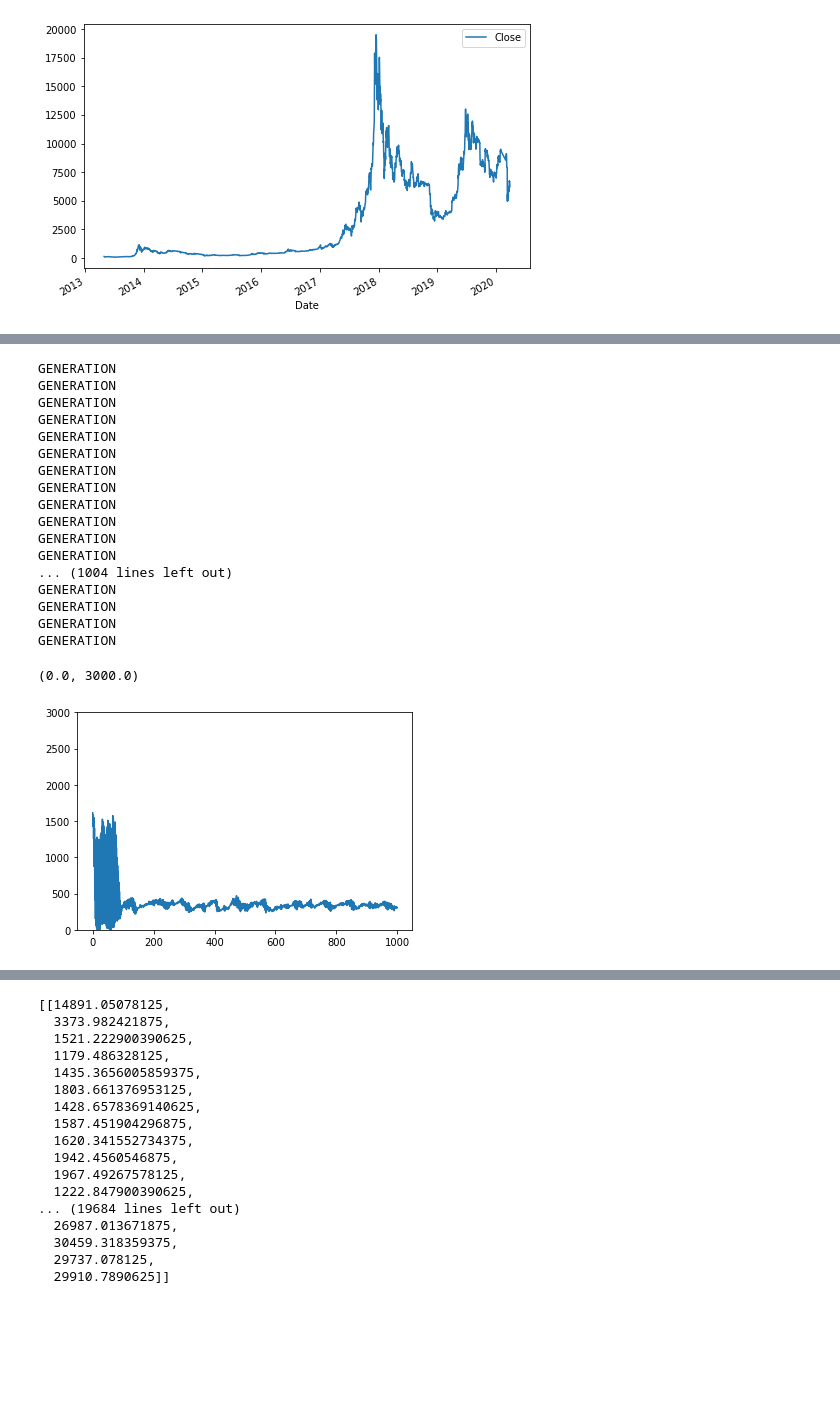
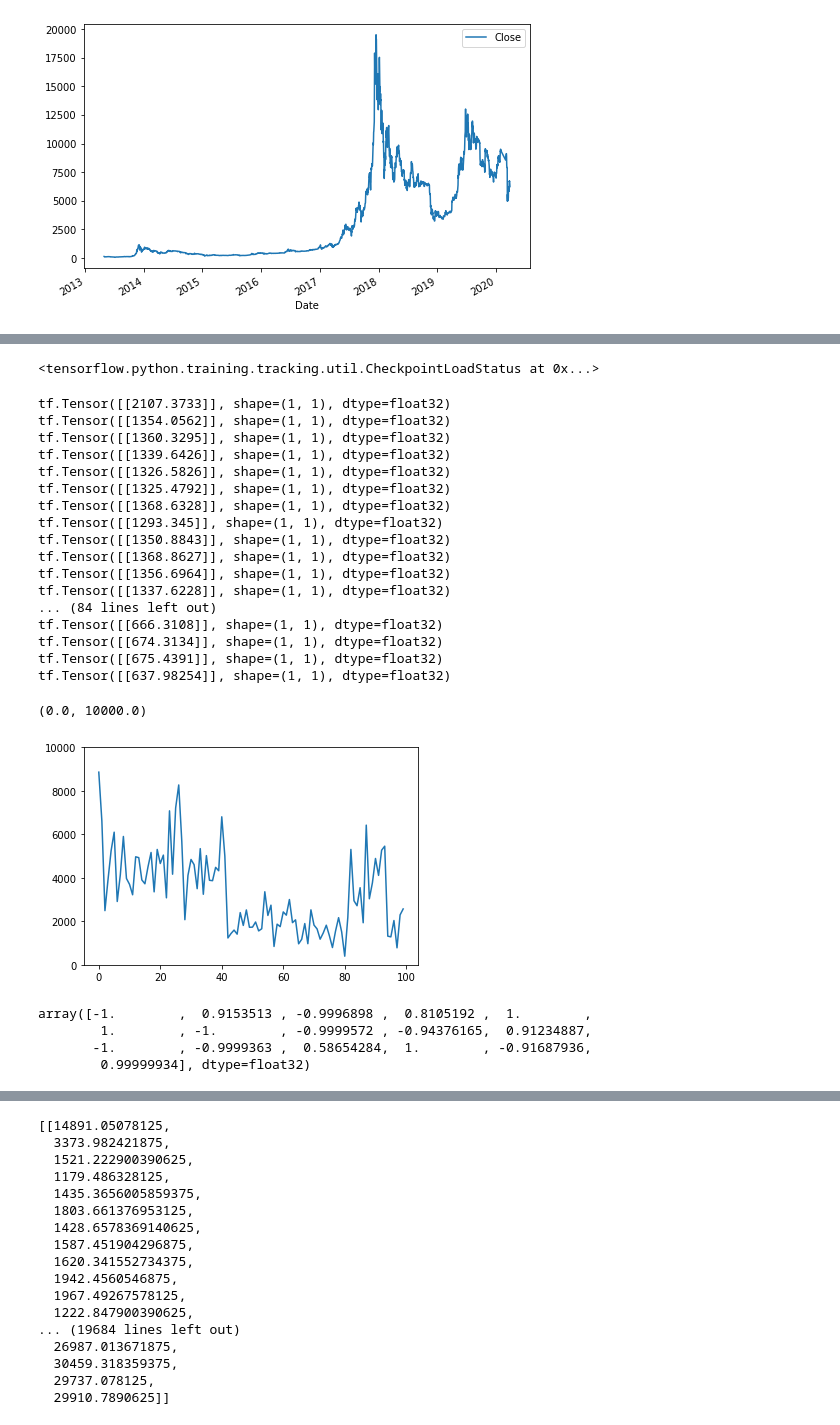
Before and after one commit to jlee118/VAECJ, a Jupyter notebook: VRNNGAN_Bitcoin.ipynb, the cells around one changed output, grey strips where cells are left out. Drawn from its saved outputs; the diff is of its cells as text; code cells hidden in the pictures; blank space fills up the shorter version.

```diff
--- a/VRNNGAN_Bitcoin.ipynb
+++ b/VRNNGAN_Bitcoin.ipynb
@@ -76,28 +89,43 @@ model.load_weights('vrnngan_bitcoin_weird/vrnngan_bitcoin_weird')
+# %%
+from vrnngan2 import VRNNGRUGAN
+from tensorflow import keras
+import os
+timesteps = X_train.shape[1]
+feature_space = X_train.shape[2]
+latent_dim = 16
+z_dim = 16
+model = VRNNGRUGAN(feature_space, z_dim, latent_dim, timesteps, 0.4)
+model.load_weights('vrnnganv2_bitcoin_maybe_complete/vrnnganv2_bitcoin_maybe_complete')
+# %% [output]
+<tensorflow.python.training.tracking.util.CheckpointLoadStatus at 0x...>
+# %%
+history = test[50:55]
+history = np.reshape(history, (history.shape[0], 1))
 # %%
-results = model.rec_gen(X_test[0], 1000)
+results = model.rec_gen(history, 100)
 # %% [output]
-GENERATION
-GENERATION
-GENERATION
-GENERATION
-GENERATION
-GENERATION
-GENERATION
-GENERATION
-GENERATION
-GENERATION
-GENERATION
-GENERATION
-... (1004 lines left out)
-GENERATION
-GENERATION
-GENERATION
-GENERATION
+tf.Tensor([[2107.3733]], shape=(1, 1), dtype=float32)
+tf.Tensor([[1354.0562]], shape=(1, 1), dtype=float32)
+tf.Tensor([[1360.3295]], shape=(1, 1), dtype=float32)
+tf.Tensor([[1339.6426]], shape=(1, 1), dtype=float32)
+tf.Tensor([[1326.5826]], shape=(1, 1), dtype=float32)
+tf.Tensor([[1325.4792]], shape=(1, 1), dtype=float32)
+tf.Tensor([[1368.6328]], shape=(1, 1), dtype=float32)
+tf.Tensor([[1293.345]], shape=(1, 1), dtype=float32)
+tf.Tensor([[1350.8843]], shape=(1, 1), dtype=float32)
+tf.Tensor([[1368.8627]], shape=(1, 1), dtype=float32)
+tf.Tensor([[1356.6964]], shape=(1, 1), dtype=float32)
+tf.Tensor([[1337.6228]], shape=(1, 1), dtype=float32)
+... (84 lines left out)
+tf.Tensor([[666.3108]], shape=(1, 1), dtype=float32)
+tf.Tensor([[674.3134]], shape=(1, 1), dtype=float32)
+tf.Tensor([[675.4391]], shape=(1, 1), dtype=float32)
+tf.Tensor([[637.98254]], shape=(1, 1), dtype=float32)
-# %%
-import matplotlib.pyplot as plt
-results = [np.ndarray.flatten(arr) for arr in results]
-plt.plot(results)
-plt.ylim([0,3000])
-# %% [output]
-(0.0, 3000.0)
-[figure, removed]
+# %%
+import matplotlib.pyplot as plt
+import numpy as np
+plt.plot(np.squeeze(results))
+plt.ylim([0,10000])
+# %% [output]
+(0.0, 10000.0)
+[figure, added]
@@ -103,0 +134,7 @@ plt.ylim([0,3000])
+# %%
+states[0][-1]
+# %% [output]
+array([-1.        ,  0.9153513 , -0.9996898 ,  0.8105192 ,  1.        ,
+        1.        , -1.        , -0.9999572 , -0.94376165,  0.91234887,
+       -1.        , -0.9999363 ,  0.58654284,  1.        , -0.91687936,
+        0.99999934], dtype=float32)
```
Also changed, not shown: parts of 30 cells of this notebook, 2 other files.
